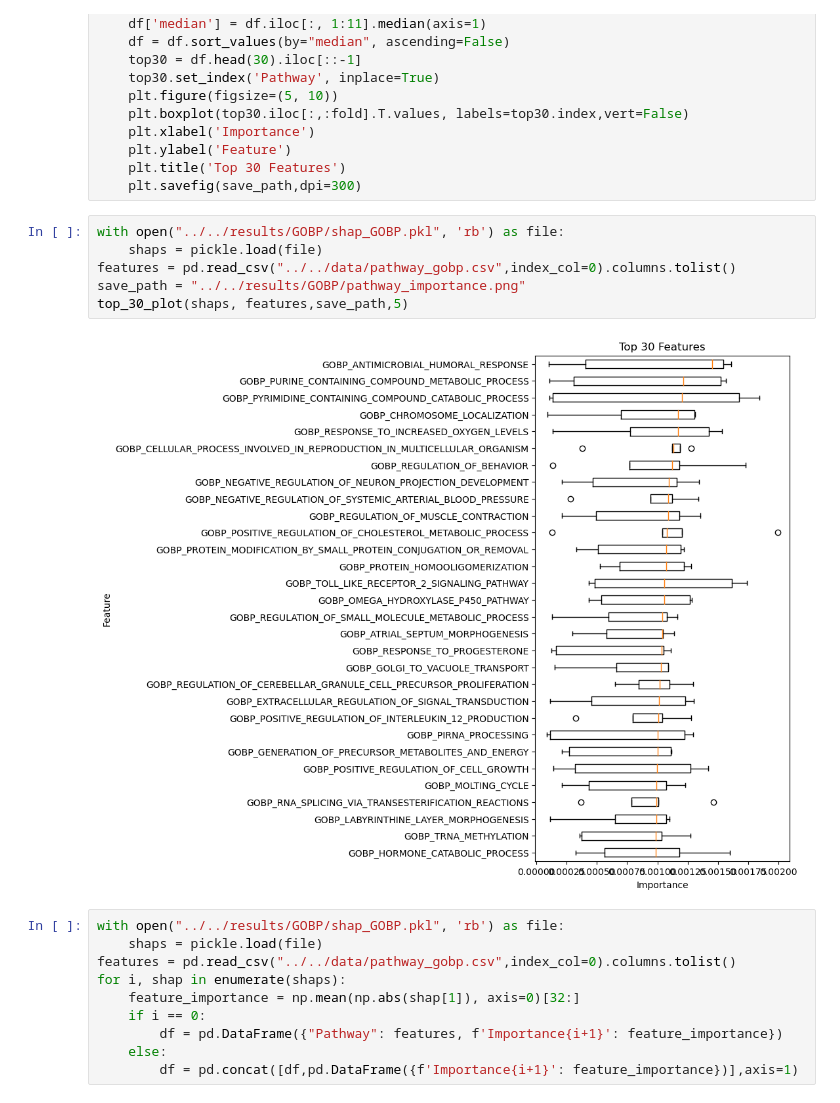
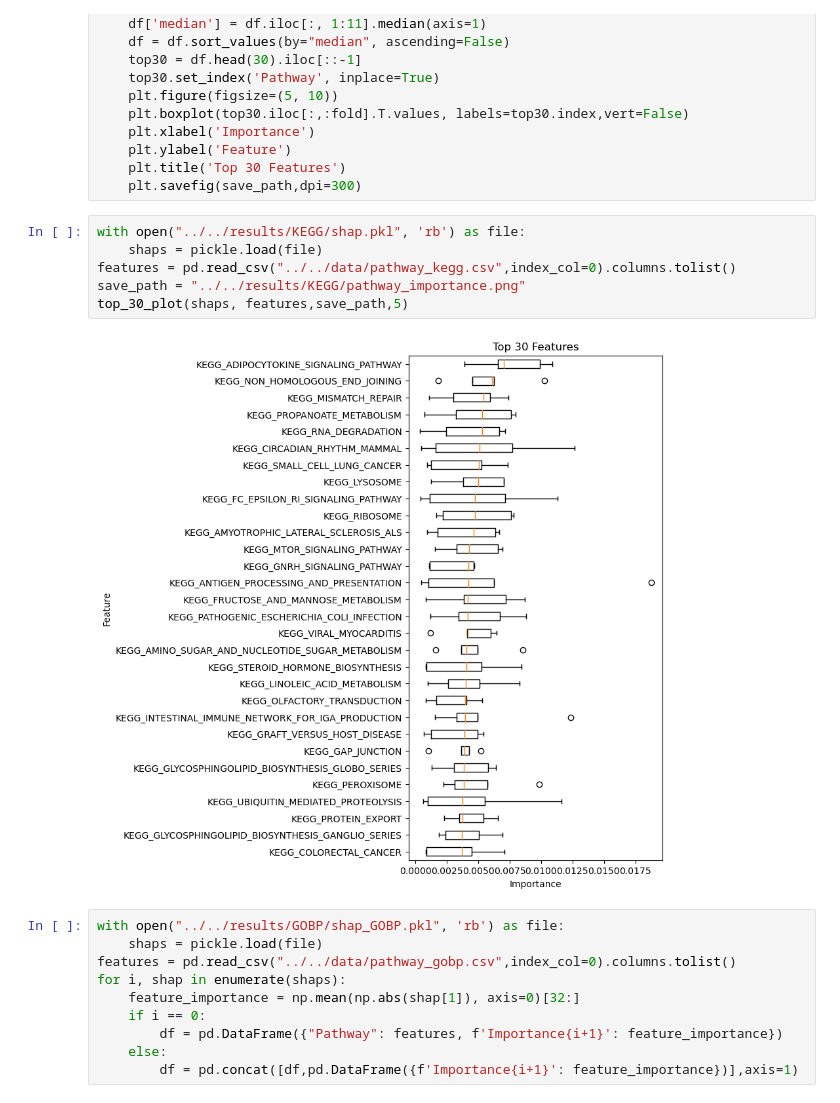
Before and after one commit to cloudmacchiato/dlmethylation, a Jupyter notebook: method/visualization.ipynb, the cells around one changed output. Cells and saved outputs as stored; diff of their text form.

```diff
--- a/method/visualization.ipynb
+++ b/method/visualization.ipynb
@@ -26,13 +27,13 @@ def top_30_plot(shaps, features,save_path,fold):
     plt.title('Top 30 Features')
     plt.savefig(save_path,dpi=300)
 # %%
-with open("../../results/GOBP/shap_GOBP.pkl", 'rb') as file:
+with open("../../results/KEGG/shap.pkl", 'rb') as file:
     shaps = pickle.load(file)
-features = pd.read_csv("../../data/pathway_gobp.csv",index_col=0).columns.tolist()
-save_path = "../../results/GOBP/pathway_importance.png"
+features = pd.read_csv("../../data/pathway_kegg.csv",index_col=0).columns.tolist()
+save_path = "../../results/KEGG/pathway_importance.png"
 top_30_plot(shaps, features,save_path,5)
 # %% [output]
-[figure, old version]
+[figure, new version]
 # %%
 with open("../../results/GOBP/shap_GOBP.pkl", 'rb') as file:
     shaps = pickle.load(file)
```
Also changed, not shown: parts of 7 cells of this notebook, 6 other files.
